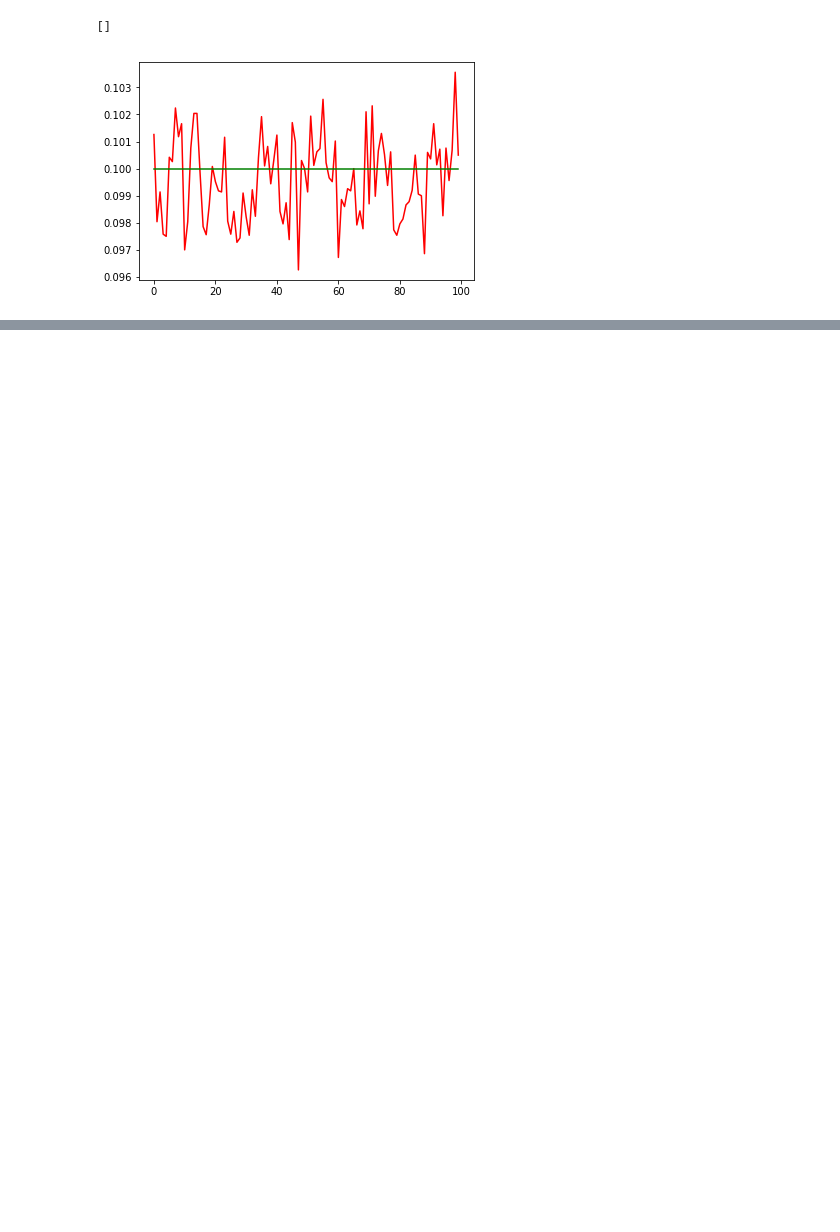
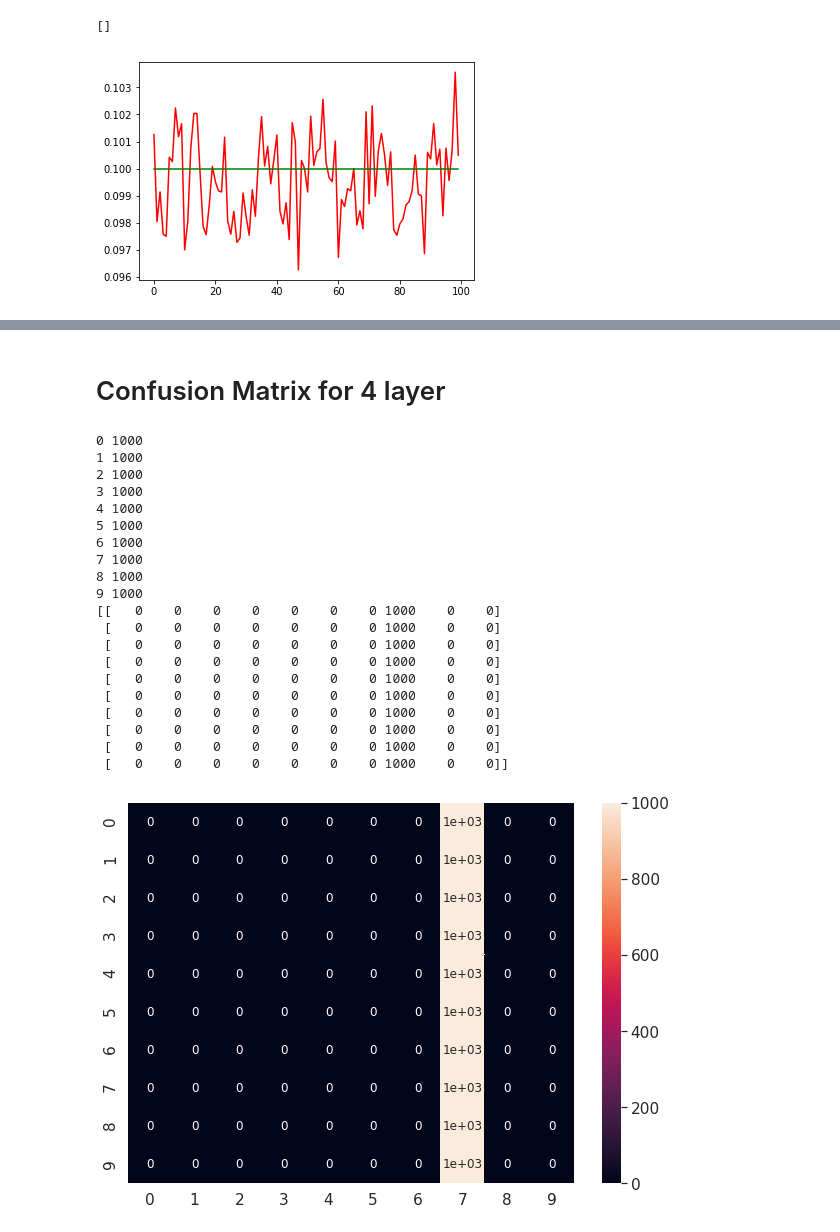
Before and after one commit to PerlinWarp/YearOfAI, a Jupyter notebook: CIFAR10.ipynb, the cells around one changed output, grey strips where cells are left out. Cells and saved outputs as stored; diff of their text form; code cells hidden in the pictures; blank space fills up the shorter version.

```diff
--- a/CIFAR10.ipynb
+++ b/CIFAR10.ipynb
@@ -177,0 +218,43 @@ plt.plot()
+# %% [markdown]
+# Confusion Matrix for 4 layer
+# %%
+from sklearn.metrics import classification_report, confusion_matrix
+Y_pred = cnn_n.predict(x_test, verbose=2)
+y_pred = np.argmax(Y_pred, axis=1)
+
+for ix in range(10):
+    print(ix, confusion_matrix(np.argmax(y_test,axis=1),y_pred)[ix].sum())
+cm = confusion_matrix(np.argmax(y_test,axis=1),y_pred)
+print(cm)
+
+# Visualizing of confusion matrix
+import seaborn as sn
+import pandas  as pd
+
+df_cm = pd.DataFrame(cm, range(10),range(10))
+plt.figure(figsize = (10,7))
+sn.set(font_scale=1.4)#for label size
+sn.heatmap(df_cm, annot=True,annot_kws={"size": 12})# font size
+plt.show()
+# %% [output]
+0 1000
+1 1000
+2 1000
+3 1000
+4 1000
+5 1000
+6 1000
+7 1000
+8 1000
+9 1000
+[[   0    0    0    0    0    0    0 1000    0    0]
+ [   0    0    0    0    0    0    0 1000    0    0]
+ [   0    0    0    0    0    0    0 1000    0    0]
+ [   0    0    0    0    0    0    0 1000    0    0]
+ [   0    0    0    0    0    0    0 1000    0    0]
+ [   0    0    0    0    0    0    0 1000    0    0]
+ [   0    0    0    0    0    0    0 1000    0    0]
+ [   0    0    0    0    0    0    0 1000    0    0]
+ [   0    0    0    0    0    0    0 1000    0    0]
+ [   0    0    0    0    0    0    0 1000    0    0]]
+[figure, added]
```
Also changed, not shown: parts of 9 cells of this notebook.
